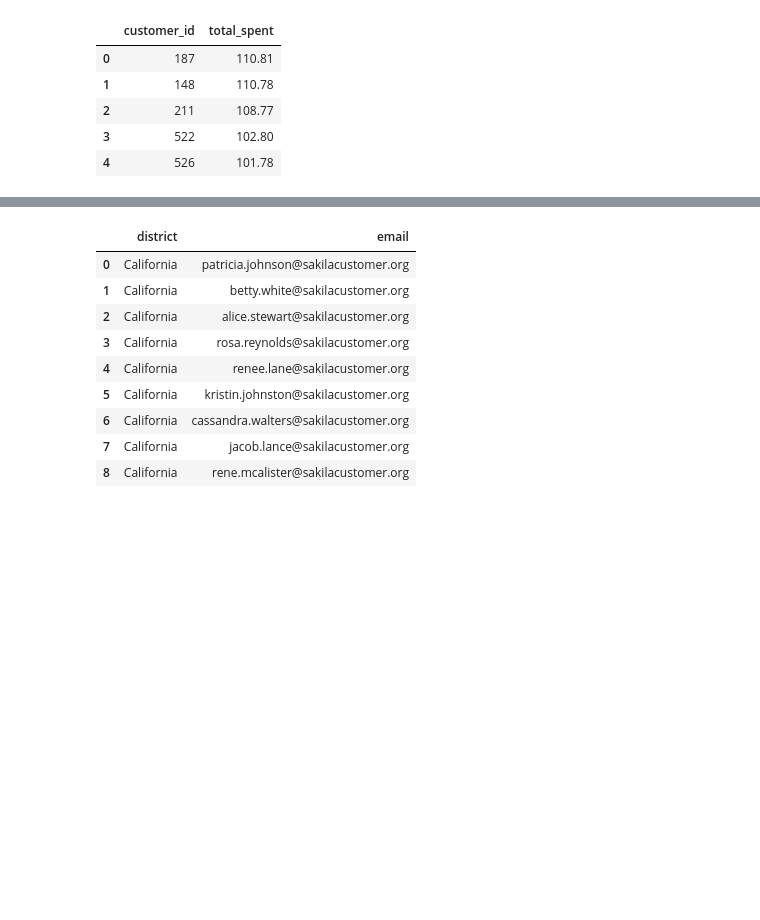
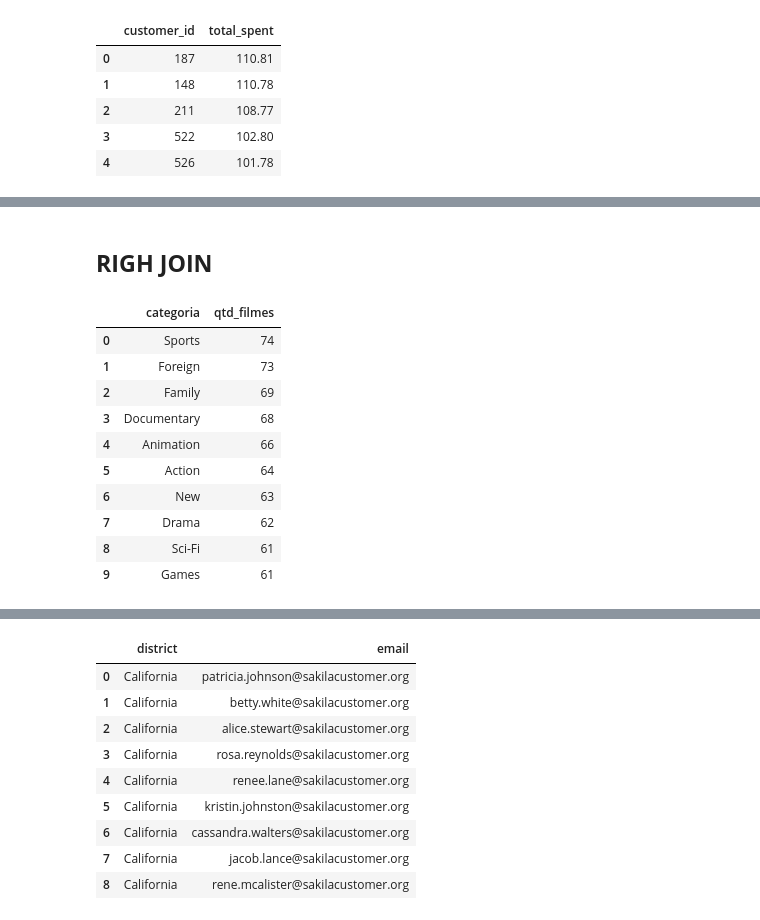
Before and after one commit to LRLeite/Data-Analytics, a Jupyter notebook: Explorando Dados com SQL/dvd_rental.ipynb, the cells around one changed output, grey strips where cells are left out. Drawn from its saved outputs; the diff is of its cells as text; code cells hidden in the pictures; blank space fills up the shorter version.

```diff
--- a/Explorando Dados com SQL/dvd_rental.ipynb
+++ b/Explorando Dados com SQL/dvd_rental.ipynb
@@ -355,0 +386,27 @@ display(df_13)
+# %% [markdown]
+## **RIGH JOIN**
+# %%
+#Selecionar as 10 categorias que possuem mais filmes
+query_15 = """
+SELECT c.name AS categoria, COUNT(fc.film_id) AS qtd_filmes
+FROM category AS c
+RIGHT JOIN film_category AS fc ON c.category_id = fc.category_id
+GROUP BY categoria
+ORDER BY qtd_filmes DESC
+LIMIT 10;
+"""
+
+df_15 = pd.read_sql_query(query_15, engine)
+display(df_15)
+# %% [output]
+|  | categoria | qtd_filmes |
+| 0 | Sports | 74 |
+| 1 | Foreign | 73 |
+| 2 | Family | 69 |
+| 3 | Documentary | 68 |
+| 4 | Animation | 66 |
+| 5 | Action | 64 |
+| 6 | New | 63 |
+| 7 | Drama | 62 |
+| 8 | Sci-Fi | 61 |
+| 9 | Games | 61 |
```
Also changed, not shown: parts of 21 cells of this notebook.
